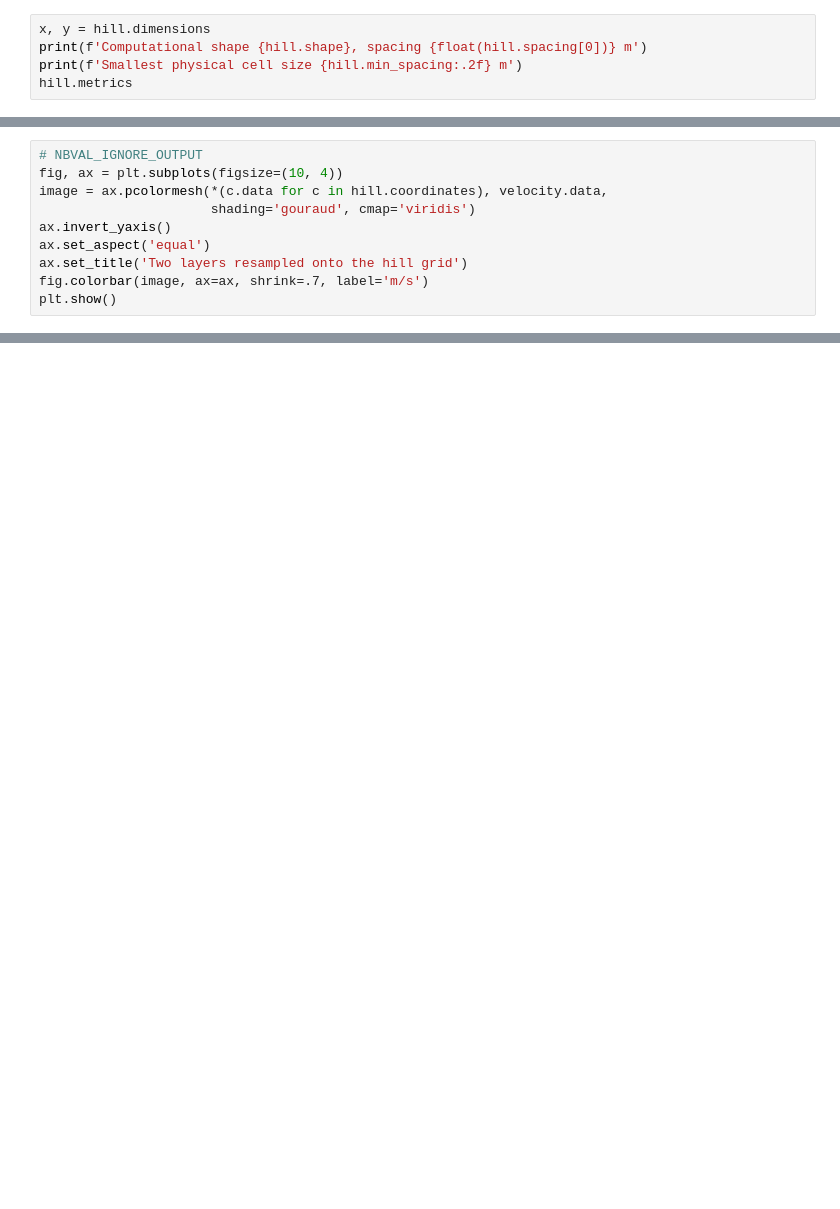
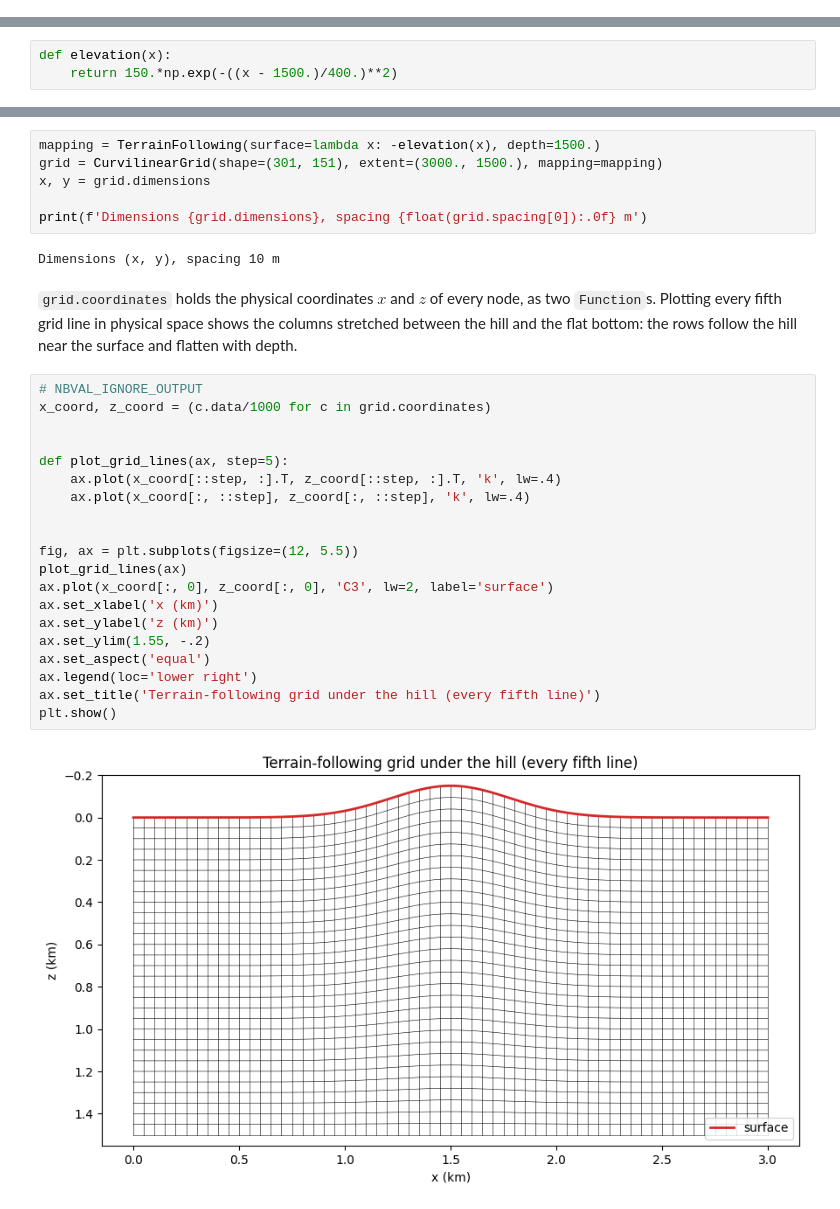
Before and after one commit to devitocodes/devito, a Jupyter notebook: examples/userapi/10_curvilinear_grids.ipynb, the cells around one changed output, grey strips where cells are left out. Cells and saved outputs as stored; diff of their text form; blank space fills up the shorter version.

```diff
--- a/examples/userapi/10_curvilinear_grids.ipynb
+++ b/examples/userapi/10_curvilinear_grids.ipynb
@@ -163,5 +0,0 @@ These are built from the map the first time they are needed.
-# %%
-x, y = hill.dimensions
-print(f'Computational shape {hill.shape}, spacing {float(hill.spacing[0])} m')
-print(f'Smallest physical cell size {hill.min_spacing:.2f} m')
-hill.metrics
@@ -387,10 +0,0 @@ assert np.isclose(np.sum(velocity.data*weights.data),
-# %%
-# NBVAL_IGNORE_OUTPUT
-fig, ax = plt.subplots(figsize=(10, 4))
-image = ax.pcolormesh(*(c.data for c in hill.coordinates), velocity.data,
-                      shading='gouraud', cmap='viridis')
-ax.invert_yaxis()
-ax.set_aspect('equal')
-ax.set_title('Two layers resampled onto the hill grid')
-fig.colorbar(image, ax=ax, shrink=.7, label='m/s')
-plt.show()
@@ -635,0 +19,3 @@ holding the surface.
+# %%
+def elevation(x):
+    return 150.*np.exp(-((x - 1500.)/400.)**2)
@@ -635,0 +30,32 @@ holding the surface.
+# %%
+mapping = TerrainFollowing(surface=lambda x: -elevation(x), depth=1500.)
+grid = CurvilinearGrid(shape=(301, 151), extent=(3000., 1500.), mapping=mapping)
+x, y = grid.dimensions
+
+print(f'Dimensions {grid.dimensions}, spacing {float(grid.spacing[0]):.0f} m')
+# %% [output]
+Dimensions (x, y), spacing 10 m
+# %% [markdown]
+`grid.coordinates` holds the physical coordinates $x$ and $z$ of every node, as two `Function`s. Plotting every fifth grid line in physical space shows the columns stretched between the hill and the flat bottom: the rows follow the hill near the surface and flatten with depth.
+# %%
+# NBVAL_IGNORE_OUTPUT
+x_coord, z_coord = (c.data/1000 for c in grid.coordinates)
+
+
+def plot_grid_lines(ax, step=5):
+    ax.plot(x_coord[::step, :].T, z_coord[::step, :].T, 'k', lw=.4)
+    ax.plot(x_coord[:, ::step], z_coord[:, ::step], 'k', lw=.4)
+
+
+fig, ax = plt.subplots(figsize=(12, 5.5))
+plot_grid_lines(ax)
+ax.plot(x_coord[:, 0], z_coord[:, 0], 'C3', lw=2, label='surface')
+ax.set_xlabel('x (km)')
+ax.set_ylabel('z (km)')
+ax.set_ylim(1.55, -.2)
+ax.set_aspect('equal')
+ax.legend(loc='lower right')
+ax.set_title('Terrain-following grid under the hill (every fifth line)')
+plt.show()
+# %% [output]
+[figure, added]
```
Also changed, not shown: parts of 95 cells of this notebook.
